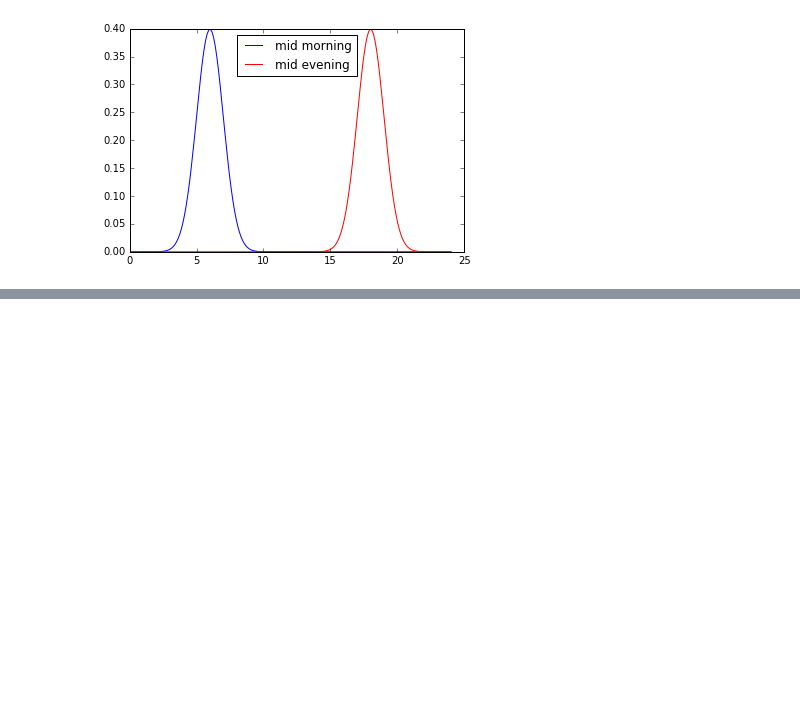
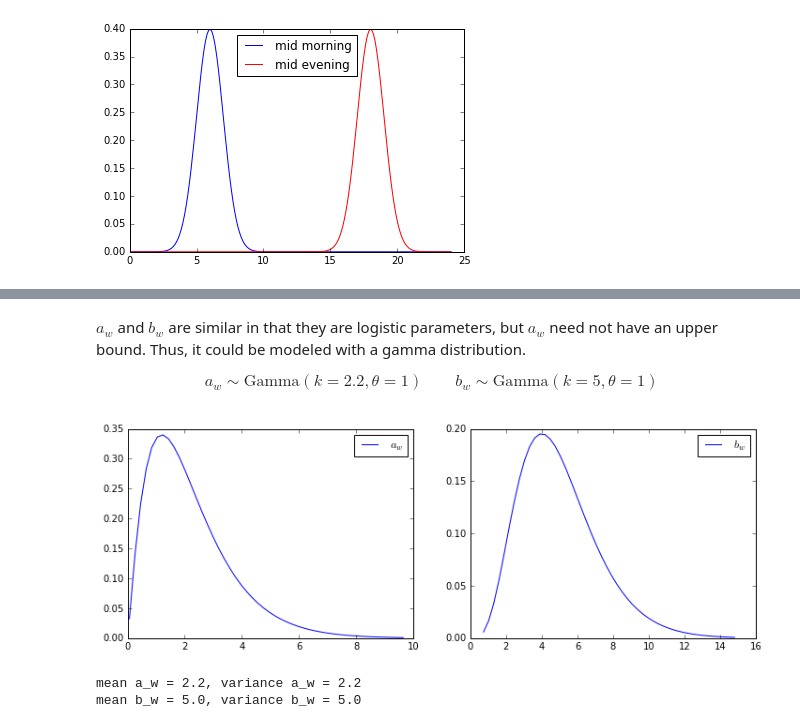
Before and after one commit to mountaindust/Parasitoids, a Jupyter notebook: analytic/docs/Bayesian_Model.ipynb, the cells around one changed output, grey strips where cells are left out. Cells and saved outputs as stored; diff of their text form; code cells hidden in the pictures; blank space fills up the shorter version.

```diff
--- a/analytic/docs/Bayesian_Model.ipynb
+++ b/analytic/docs/Bayesian_Model.ipynb
@@ -73,0 +96,36 @@ $a_2$ and $b_2$ are parameters which control the scaling of their logistic funct
+# %% [markdown]
+$a_w$ and $b_w$ are similar in that they are logistic parameters, but $a_w$ need not have an upper bound. Thus, it could be modeled with a gamma distribution.
+
+$$a_w \sim \mbox{Gamma}(k=2.2,\theta=1)\ \ \ \ \ \ \ \ \ b_w \sim \mbox{Gamma}(k=5,\theta=1)$$
+# %%
+%matplotlib inline
+import numpy as np
+import scipy.stats as stats
+import matplotlib.pyplot as plt
+
+k_a = 2.2
+theta_a = 1
+rv_a = stats.gamma(k_a,scale=theta_a)
+
+k_b = 5
+theta_b = 1
+rv_b = stats.gamma(k_b,scale=theta_b)
+
+plt.figure(figsize=(12,4))
+plt.subplot(121)
+x = np.linspace(rv_a.ppf(0.001),rv_a.ppf(0.999))
+plt.plot(x,rv_a.pdf(x),label=r'$a_w$')
+plt.legend()
+plt.subplot(122)
+x = np.linspace(rv_b.ppf(0.001),rv_b.ppf(0.999))
+plt.plot(x,rv_b.pdf(x),label=r'$b_w$')
+plt.legend()
+plt.show()
+gstats = rv_a.stats()
+print('mean a_w = {0}, variance a_w = {1}'.format(gstats[0],gstats[1]))
+gstats = rv_b.stats()
+print('mean b_w = {0}, variance b_w = {1}'.format(gstats[0],gstats[1]))
+# %% [output]
+[figure, added]
+mean a_w = 2.2, variance a_w = 2.2
+mean b_w = 5.0, variance b_w = 5.0
```
Also changed, not shown: parts of 10 cells of this notebook.
